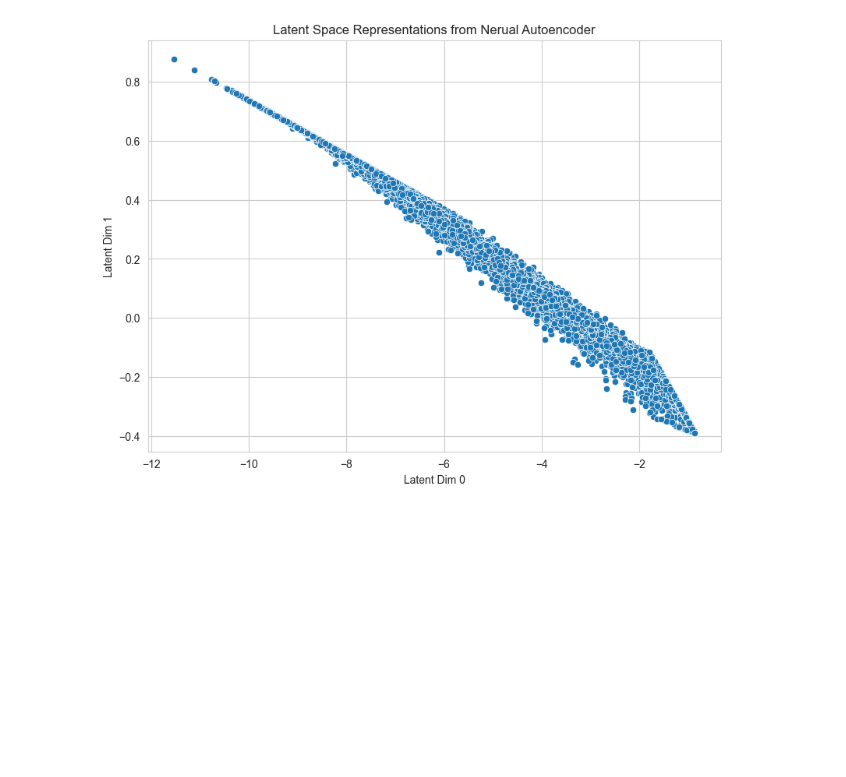
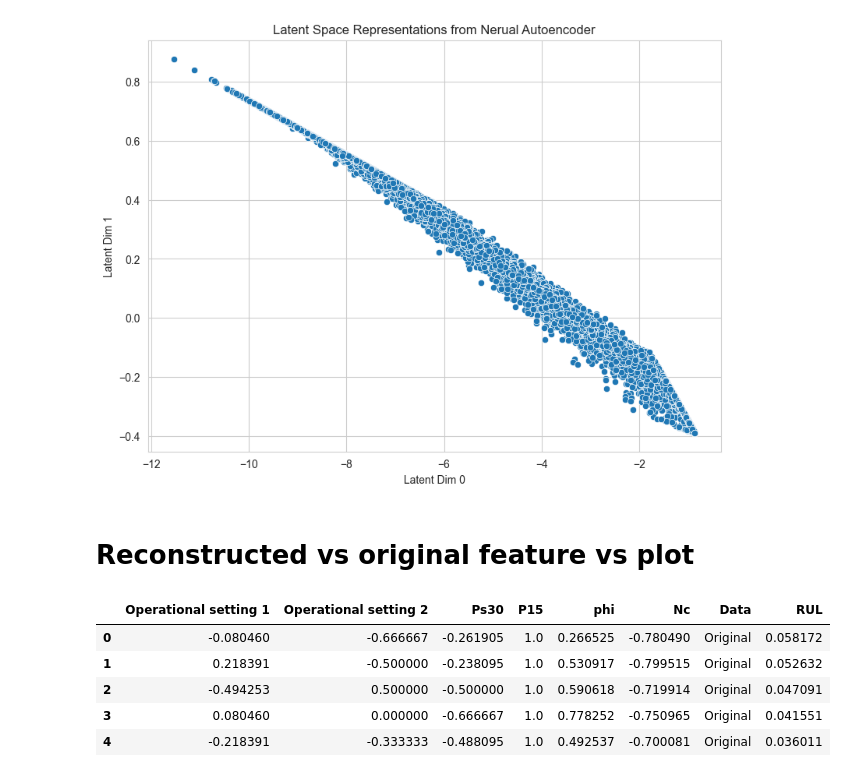
Before and after one commit to MathiaFiorelli/Praca-dyplomowa, a Jupyter notebook: Code/Model Analysis.ipynb, the cells around one changed output. Saved outputs shown, nothing was run; the diff lists cells and outputs as text; code cells hidden in the pictures; blank space fills up the shorter version.

```diff
--- a/Code/Model Analysis.ipynb
+++ b/Code/Model Analysis.ipynb
@@ -741,3 +743,5 @@ with open(f'{filepath}/Pisanie/Latex/Output/Model_Analysis/latent_neural.tex', "
     text_file.write(latents_df_neural.head(10).to_latex(index=False, float_format="%.4f"))
 # %% [output]
 [figure]
+# %% [markdown]
+# Reconstructed vs original feature vs plot
@@ -743,0 +751,19 @@ with open(f'{filepath}/Pisanie/Latex/Output/Model_Analysis/latent_neural.tex', "
+# %%
+df_recon_ae1 = models_dict['Autoencoder 1']['Reconstructed DF']
+df_recon_aeq =models_dict['Quantum']['Reconstructed DF']
+
+df_recon_ae1['Data']='Autoencoder 1'
+df_recon_aeq['Data']='Quantum'
+
+df_recon_ae1['RUL'] =df_recon_aeq['RUL']= df_original['RUL']
+
+df_combined = pd.concat([df_original, df_recon_ae1,df_recon_aeq], axis=0)
+df_combined=df_combined[df_recon_ae1.columns]
+df_combined.head()
+# %% [output]
+|  | Operational setting 1 | Operational setting 2 | Ps30 | P15 | phi | Nc | Data | RUL |
+| 0 | -0.080460 | -0.666667 | -0.261905 | 1.0 | 0.266525 | -0.780490 | Original | 0.058172 |
+| 1 | 0.218391 | -0.500000 | -0.238095 | 1.0 | 0.530917 | -0.799515 | Original | 0.052632 |
+| 2 | -0.494253 | 0.500000 | -0.500000 | 1.0 | 0.590618 | -0.719914 | Original | 0.047091 |
+| 3 | 0.080460 | 0.000000 | -0.666667 | 1.0 | 0.778252 | -0.750965 | Original | 0.041551 |
+| 4 | -0.218391 | -0.333333 | -0.488095 | 1.0 | 0.492537 | -0.700081 | Original | 0.036011 |
```
Also changed, not shown: parts of 9 cells of this notebook, 17 other files.
